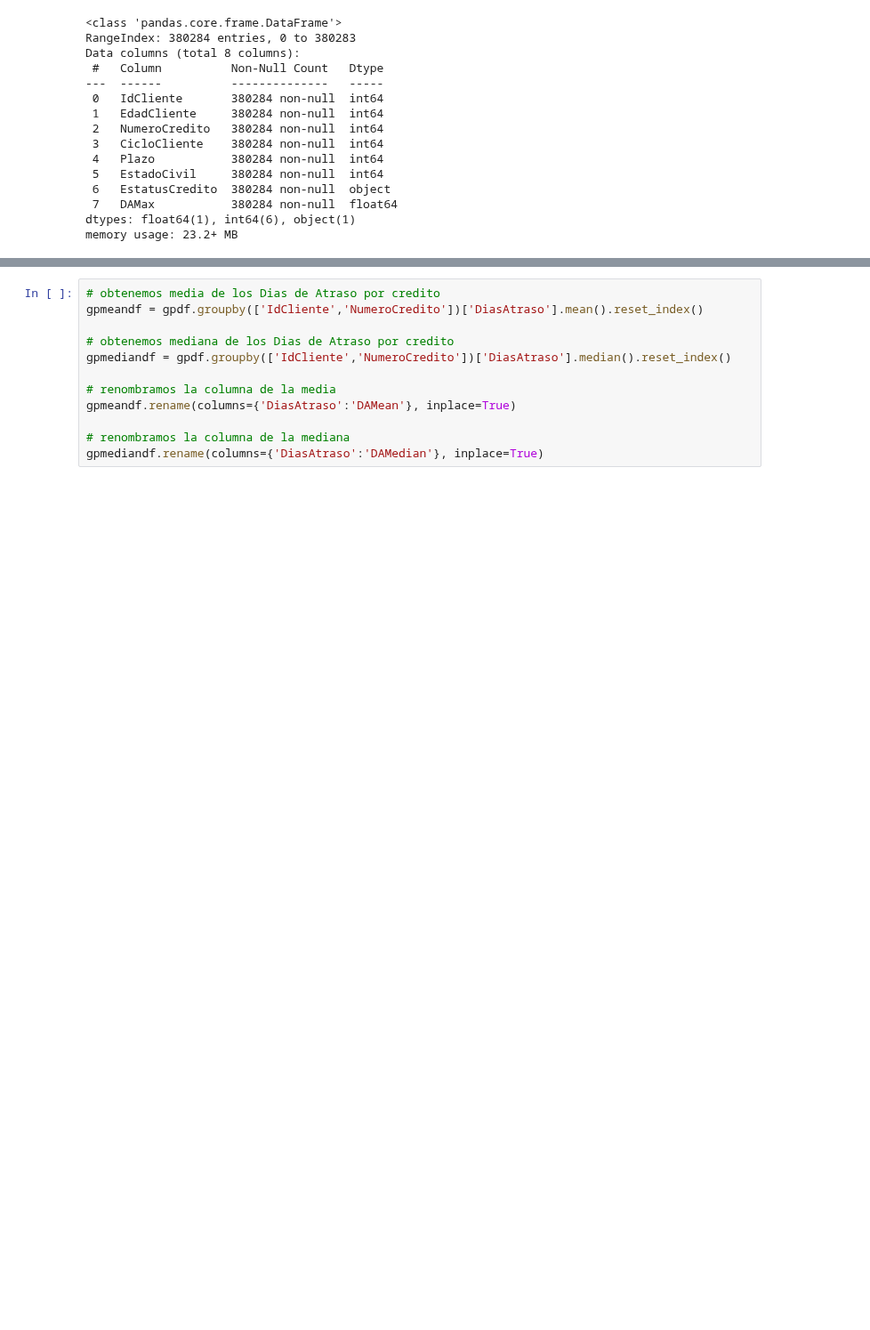
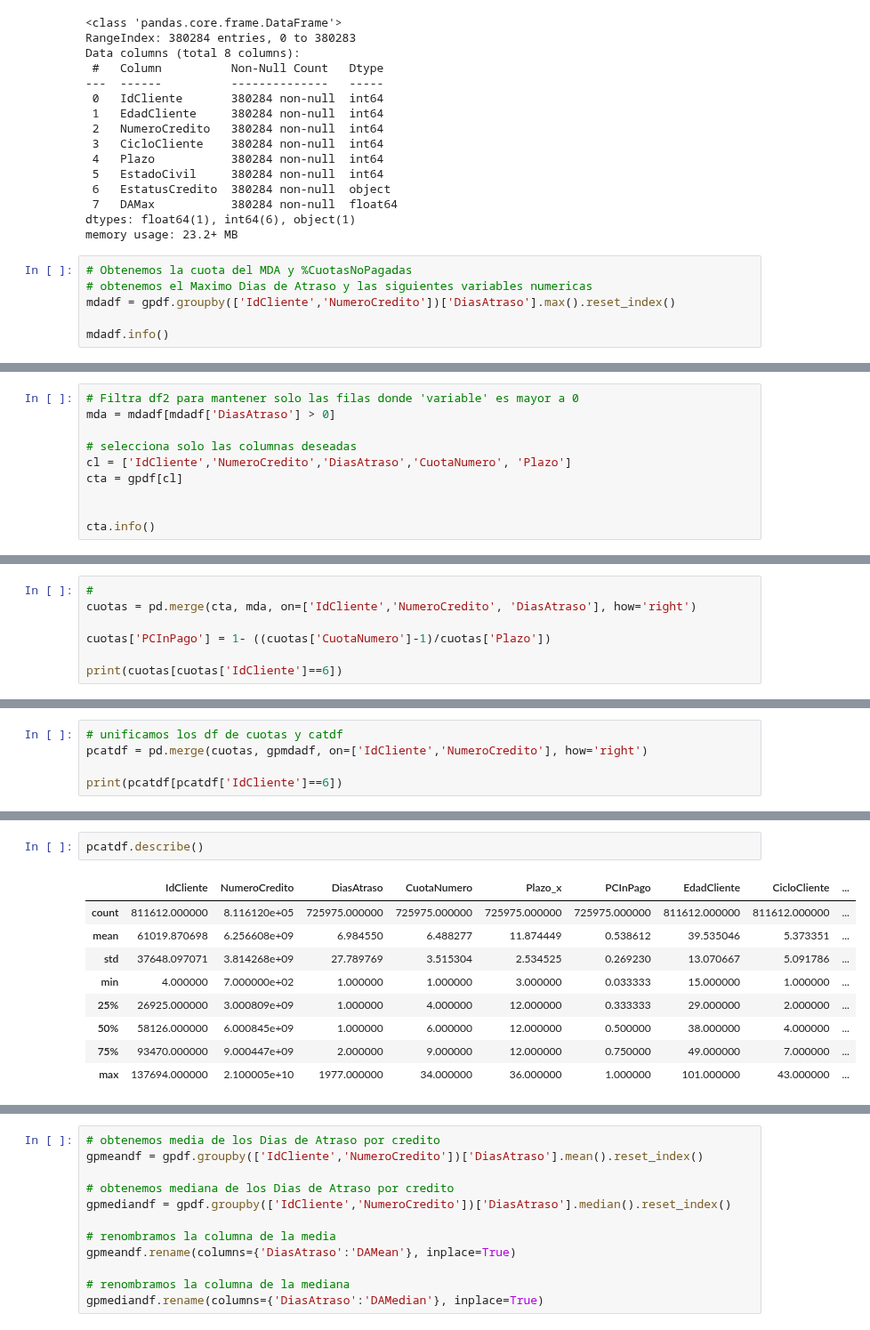
Before and after one commit to bmijangos/ProyectoIntegrador, a Jupyter notebook: Avance4_Equipo21.ipynb, the cells around one changed output, grey strips where cells are left out. Shown at 89% size. Saved outputs shown, nothing was run; the diff lists cells and outputs as text; blank space fills up the shorter version.

```diff
--- a/Avance4_Equipo21.ipynb
+++ b/Avance4_Equipo21.ipynb
@@ -328,3 +284,9 @@ Data columns (total 8 columns):
  7   DAMax           380284 non-null  float64
 dtypes: float64(1), int64(6), object(1)
 memory usage: 23.2+ MB
+# %%
+# Obtenemos la cuota del MDA y %CuotasNoPagadas
+# obtenemos el Maximo Dias de Atraso y las siguientes variables numericas
+mdadf = gpdf.groupby(['IdCliente','NumeroCredito'])['DiasAtraso'].max().reset_index()
+
+mdadf.info()
@@ -330,0 +304,10 @@ memory usage: 23.2+ MB
+# %%
+# Filtra df2 para mantener solo las filas donde 'variable' es mayor a 0
+mda = mdadf[mdadf['DiasAtraso'] > 0]
+
+# selecciona solo las columnas deseadas
+cl = ['IdCliente','NumeroCredito','DiasAtraso','CuotaNumero', 'Plazo']
+cta = gpdf[cl]
+
+
+cta.info()
@@ -330,0 +327,7 @@ memory usage: 23.2+ MB
+# %%
+#
+cuotas = pd.merge(cta, mda, on=['IdCliente','NumeroCredito', 'DiasAtraso'], how='right')
+
+cuotas['PCInPago'] = 1- ((cuotas['CuotaNumero']-1)/cuotas['Plazo'])
+
+print(cuotas[cuotas['IdCliente']==6])
@@ -330,0 +339,5 @@ memory usage: 23.2+ MB
+# %%
+# unificamos los df de cuotas y catdf
+pcatdf = pd.merge(cuotas, gpmdadf, on=['IdCliente','NumeroCredito'], how='right')
+
+print(pcatdf[pcatdf['IdCliente']==6])
@@ -330,0 +356,12 @@ memory usage: 23.2+ MB
+# %%
+pcatdf.describe()
+# %% [output]
+|  | IdCliente | NumeroCredito | DiasAtraso | CuotaNumero | Plazo_x | PCInPago | EdadCliente | CicloCliente | ... |
+| count | 811612.000000 | 8.116120e+05 | 725975.000000 | 725975.000000 | 725975.000000 | 725975.000000 | 811612.000000 | 811612.000000 | ... |
+| mean | 61019.870698 | 6.256608e+09 | 6.984550 | 6.488277 | 11.874449 | 0.538612 | 39.535046 | 5.373351 | ... |
+| std | 37648.097071 | 3.814268e+09 | 27.789769 | 3.515304 | 2.534525 | 0.269230 | 13.070667 | 5.091786 | ... |
+| min | 4.000000 | 7.000000e+02 | 1.000000 | 1.000000 | 3.000000 | 0.033333 | 15.000000 | 1.000000 | ... |
+| 25% | 26925.000000 | 3.000809e+09 | 1.000000 | 4.000000 | 12.000000 | 0.333333 | 29.000000 | 2.000000 | ... |
+| 50% | 58126.000000 | 6.000845e+09 | 1.000000 | 6.000000 | 12.000000 | 0.500000 | 38.000000 | 4.000000 | ... |
+| 75% | 93470.000000 | 9.000447e+09 | 2.000000 | 9.000000 | 12.000000 | 0.750000 | 49.000000 | 7.000000 | ... |
+| max | 137694.000000 | 2.100005e+10 | 1977.000000 | 34.000000 | 36.000000 | 1.000000 | 101.000000 | 43.000000 | ... |
```
Also changed, not shown: parts of 16 cells of this notebook.
